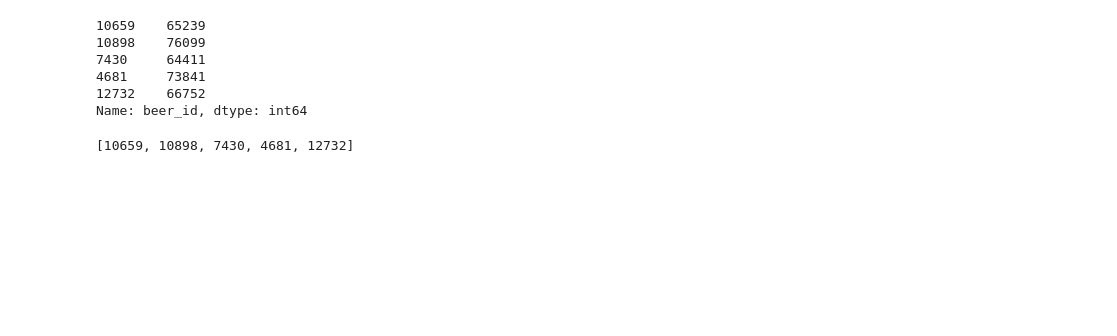
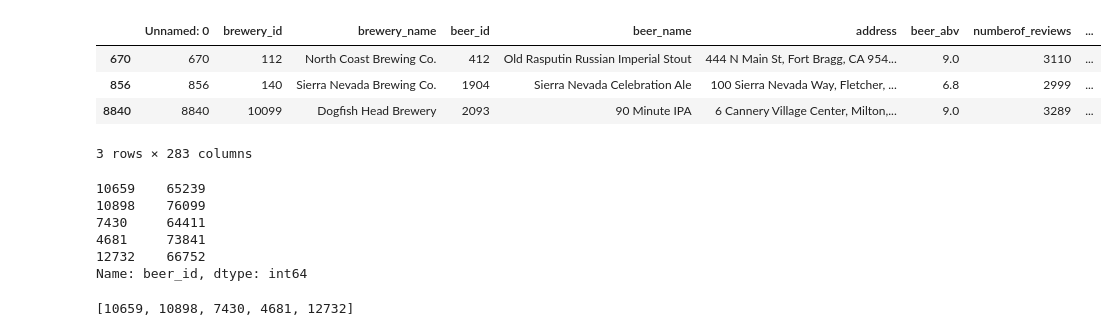
Before and after one commit to mactzu/PredictivePandas, a Jupyter notebook: work/yann/Untitled1.ipynb, the cells around one changed output. Cells and saved outputs as stored; diff of their text form; code cells hidden in the pictures; blank space fills up the shorter version.

```diff
--- a/work/yann/Untitled1.ipynb
+++ b/work/yann/Untitled1.ipynb
@@ -88,3 +204,11 @@ print(beers.iloc[beers_index])
+# %%
+beerdata[beerdata["cluster"]==12]
+# %% [output]
+|  | Unnamed: 0 | brewery_id | brewery_name | beer_id | beer_name | address | beer_abv | numberof_reviews | ... |
+| 670 | 670 | 112 | North Coast Brewing Co. | 412 | Old Rasputin Russian Imperial Stout | 444 N Main St, Fort Bragg, CA 954... | 9.0 | 3110 | ... |
+| 856 | 856 | 140 | Sierra Nevada Brewing Co. | 1904 | Sierra Nevada Celebration Ale | 100 Sierra Nevada Way, Fletcher, ... | 6.8 | 2999 | ... |
+| 8840 | 8840 | 10099 | Dogfish Head Brewery | 2093 | 90 Minute IPA | 6 Cannery Village Center, Milton,... | 9.0 | 3289 | ... |
+3 rows × 283 columns
 # %%
 similarity_scores = list(enumerate(cosine_similarity[0]))
 similarity_scores = sorted(similarity_scores, key=lambda x: x[1], reverse=True)
```
Also changed, not shown: parts of 21 cells of this notebook, 5 other files.
